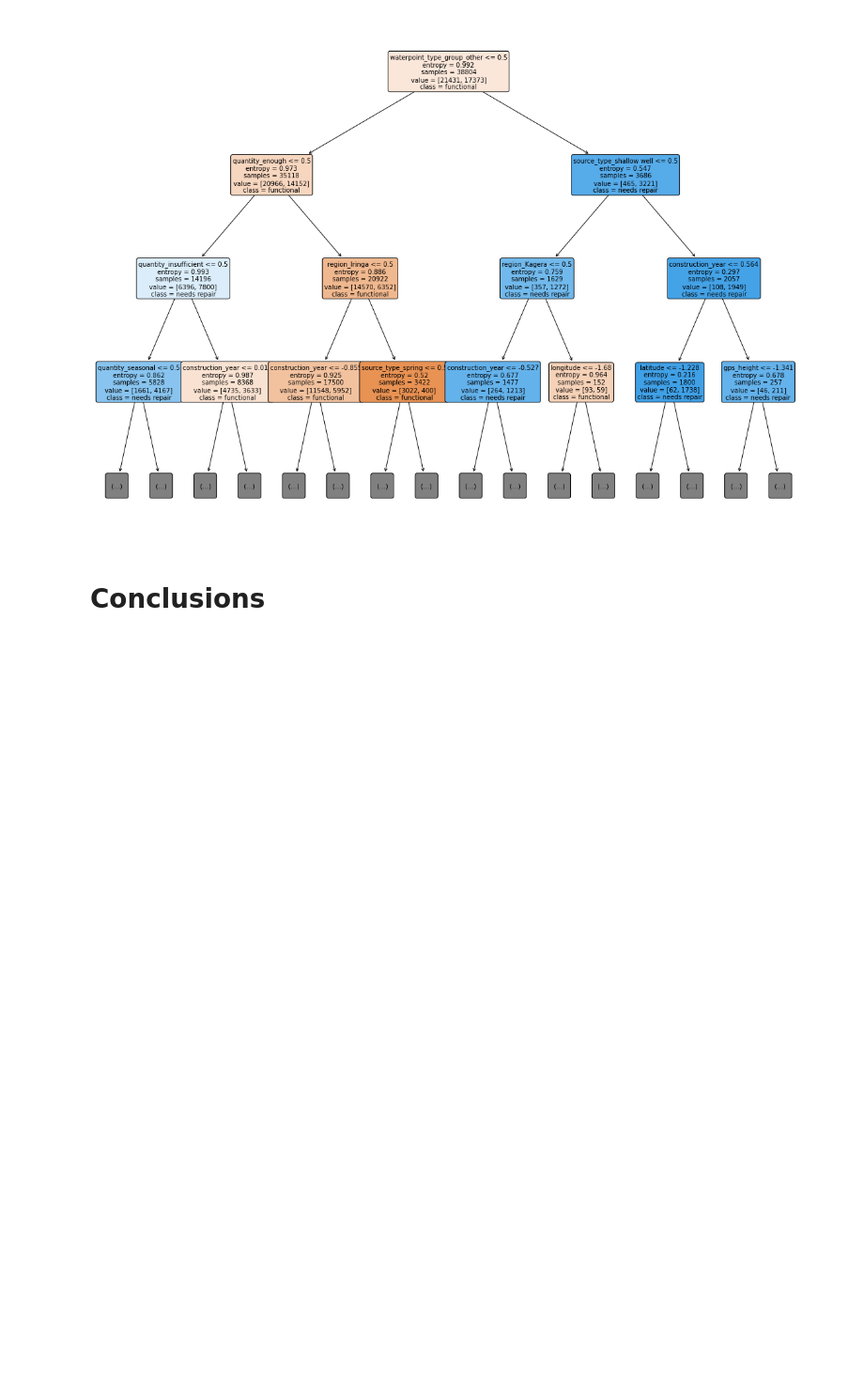
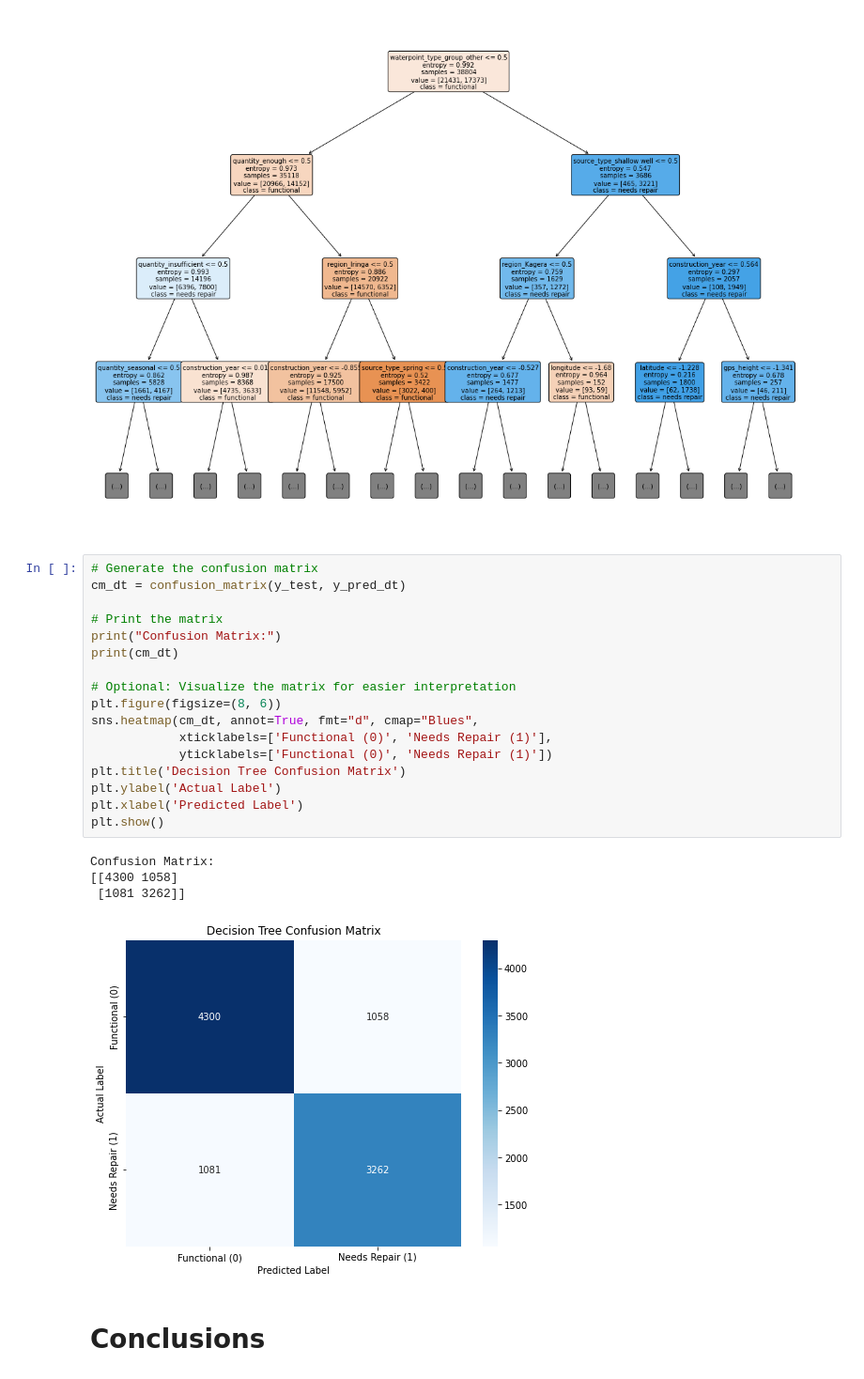
Before and after one commit to morgannash1/water_wells_project, a Jupyter notebook: notebook.ipynb, the cells around one changed output. Shown: that part at 94% size. Saved outputs shown, nothing was run; the diff lists cells and outputs as text; blank space fills up the shorter version.

```diff
--- a/notebook.ipynb
+++ b/notebook.ipynb
@@ -1546,6 +1573,28 @@ plot_tree(clf1,
 plt.show()
 # %% [output]
 [figure]
+# %%
+# Generate the confusion matrix
+cm_dt = confusion_matrix(y_test, y_pred_dt)
+
+# Print the matrix
+print("Confusion Matrix:")
+print(cm_dt)
+
+# Optional: Visualize the matrix for easier interpretation
+plt.figure(figsize=(8, 6))
+sns.heatmap(cm_dt, annot=True, fmt="d", cmap="Blues",
+            xticklabels=['Functional (0)', 'Needs Repair (1)'],
+            yticklabels=['Functional (0)', 'Needs Repair (1)'])
+plt.title('Decision Tree Confusion Matrix')
+plt.ylabel('Actual Label')
+plt.xlabel('Predicted Label')
+plt.show()
+# %% [output]
+Confusion Matrix:
+[[4300 1058]
+ [1081 3262]]
+[figure, added]
 # %% [markdown]
 # Conclusions
 # %% [markdown]
```
Also changed, not shown: parts of 3 cells of this notebook.
